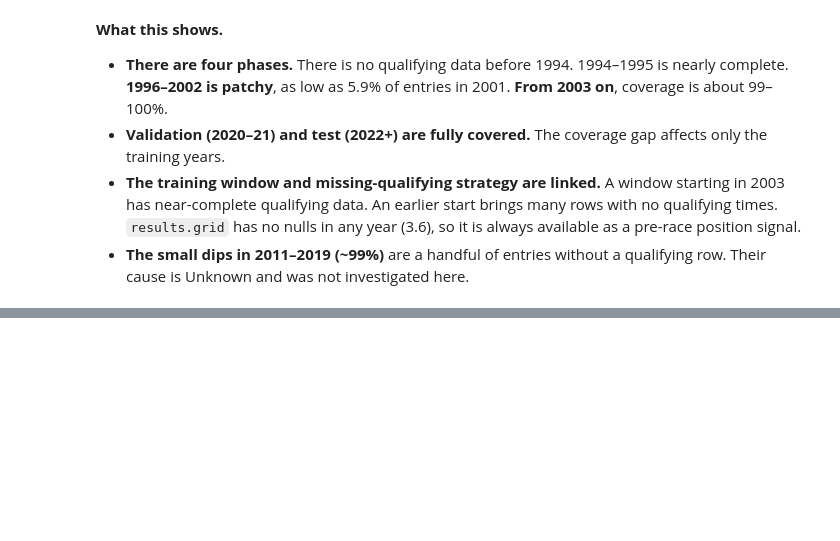
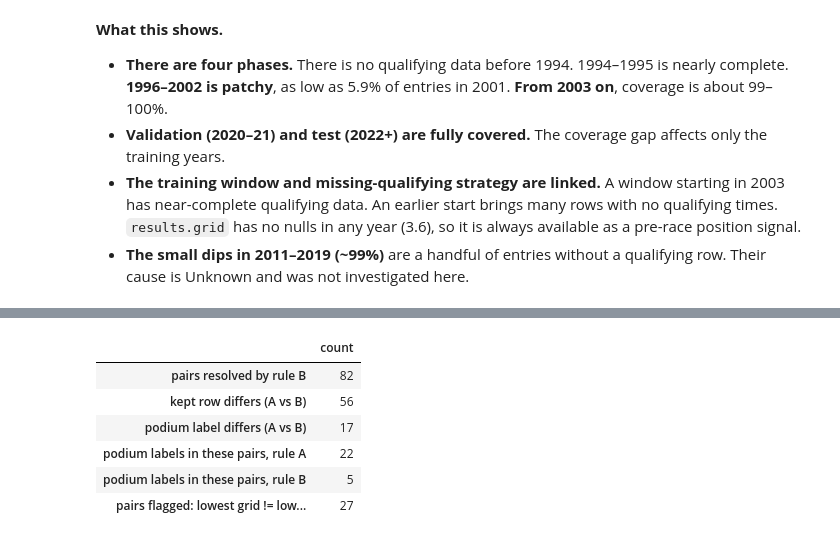
Before and after one commit to YShimy/f1-podium, a Jupyter notebook: notebooks/milestone1.ipynb, the cells around one changed output, grey strips where cells are left out. Saved outputs shown, nothing was run; the diff lists cells and outputs as text; code cells hidden in the pictures; blank space fills up the shorter version.

```diff
--- a/notebooks/milestone1.ipynb
+++ b/notebooks/milestone1.ipynb
@@ -685,0 +793,41 @@ plt.show()
+# %%
+started_pairs = dup_log[dup_log["resolving_step"] != STEP_NON_STARTER]
+dup_rows_all = find_duplicates(results, ["raceId", "driverId"])
+
+rule_a = (
+    dup_rows_all.sort_values(["positionOrder", "resultId"])
+    .groupby(["raceId", "driverId"]).head(1)
+    [["raceId", "driverId", "resultId"]]
+    .rename(columns={"resultId": "kept_A"})
+)
+compare = (
+    started_pairs[["year", "raceId", "driverId", "kept_resultId", "lowest_grid_differs_from_lowest_resultId"]]
+    .rename(columns={"kept_resultId": "kept_B"})
+    .merge(rule_a, on=["raceId", "driverId"], how="left", validate="one_to_one")
+)
+by_id = results.set_index("resultId")
+for rule in ("A", "B"):
+    kept = compare[f"kept_{rule}"]
+    compare[f"grid_{rule}"] = kept.map(by_id["grid"])
+    compare[f"positionOrder_{rule}"] = kept.map(by_id["positionOrder"])
+    compare[f"podium_{rule}"] = compare[f"positionOrder_{rule}"] <= 3
+assert compare[["kept_A", "positionOrder_A", "positionOrder_B"]].notna().all().all()
+
+podium_differs = compare["podium_A"] != compare["podium_B"]
+sensitivity = pd.Series({
+    "pairs resolved by rule B": len(compare),
+    "kept row differs (A vs B)": int((compare["kept_A"] != compare["kept_B"]).sum()),
+    "podium label differs (A vs B)": int(podium_differs.sum()),
+    "podium labels in these pairs, rule A": int(compare["podium_A"].sum()),
+    "podium labels in these pairs, rule B": int(compare["podium_B"].sum()),
+    "pairs flagged: lowest grid != lowest resultId": int(compare["lowest_grid_differs_from_lowest_resultId"].sum()),
+}).to_frame("count")
+display(sensitivity)
+# %% [output]
+|  | count |
+| pairs resolved by rule B | 82 |
+| kept row differs (A vs B) | 56 |
+| podium label differs (A vs B) | 17 |
+| podium labels in these pairs, rule A | 22 |
+| podium labels in these pairs, rule B | 5 |
+| pairs flagged: lowest grid != low... | 27 |
```
Also changed, not shown: parts of 11 cells of this notebook.
